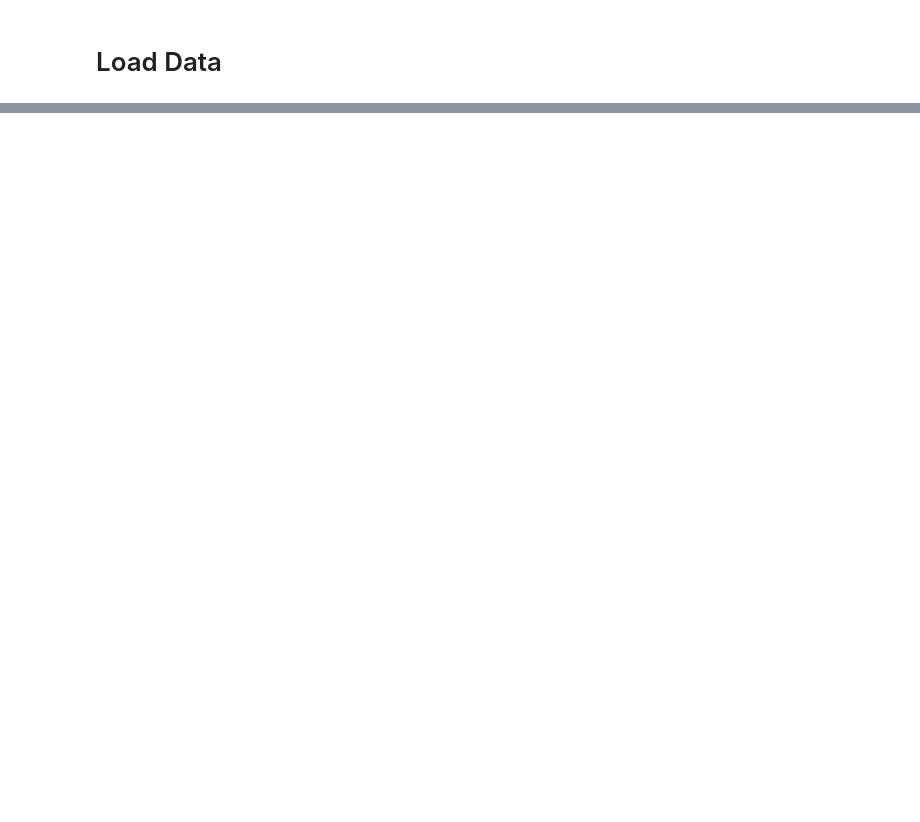
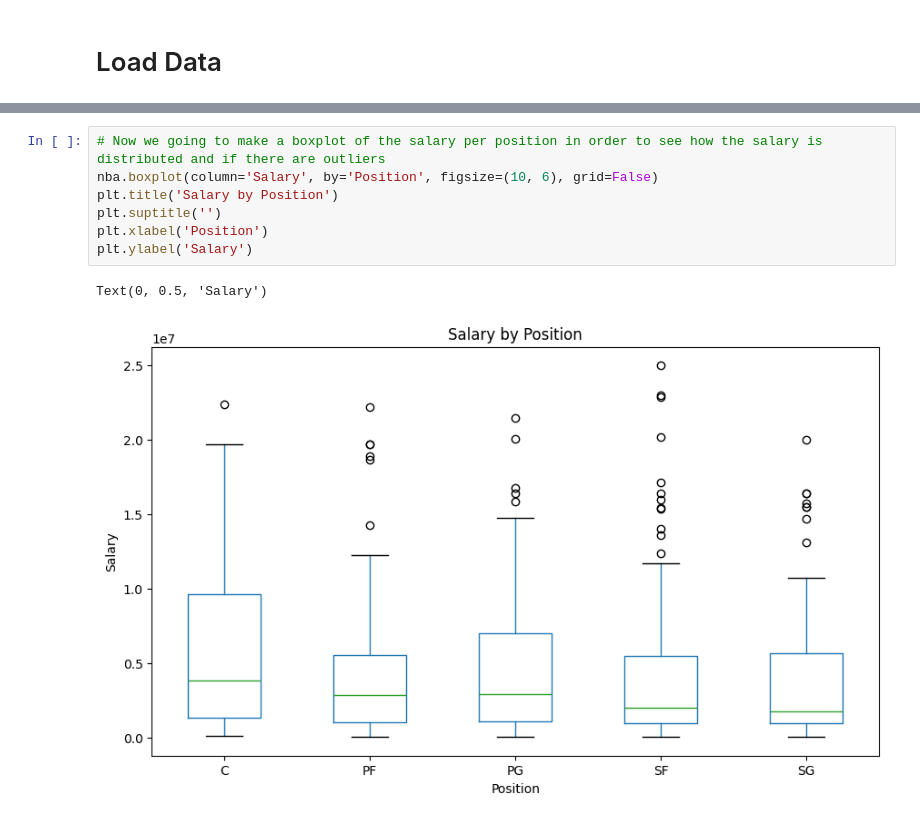
Before and after one commit to alelozanob16/Exploratory_Analysis_NBAData, a Jupyter notebook: exploratoy_analysis.ipynb, the cells around one changed output, grey strips where cells are left out. Cells and saved outputs as stored; diff of their text form; blank space fills up the shorter version.

```diff
--- a/exploratoy_analysis.ipynb
+++ b/exploratoy_analysis.ipynb
@@ -54,0 +195,10 @@ age_mean = nba_data['']
+# %%
+# Now we going to make a boxplot of the salary per position in order to see how the salary is distributed and if there are outliers
+nba.boxplot(column='Salary', by='Position', figsize=(10, 6), grid=False)
+plt.title('Salary by Position')
+plt.suptitle('')
+plt.xlabel('Position')
+plt.ylabel('Salary')
+# %% [output]
+Text(0, 0.5, 'Salary')
+[figure, added]
```
Also changed, not shown: parts of 23 cells of this notebook.
